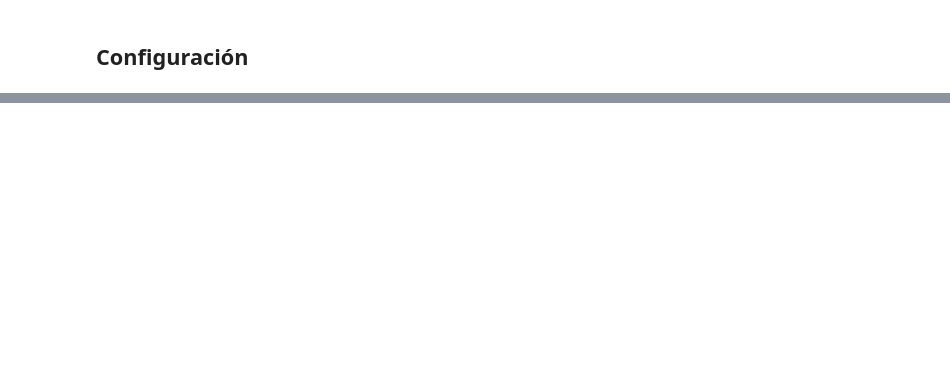
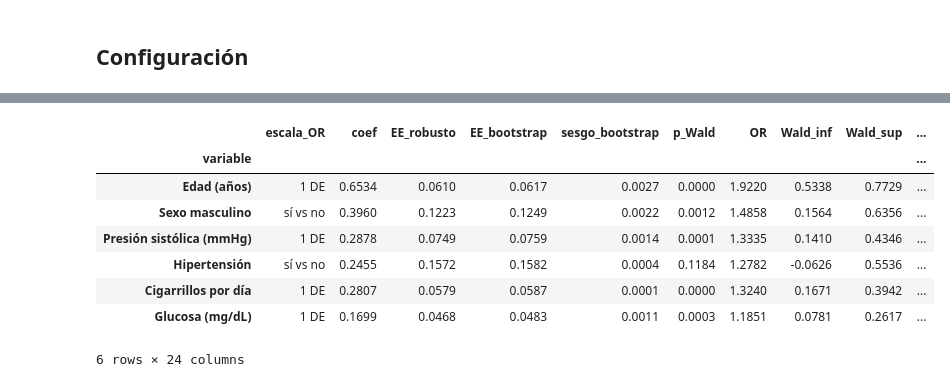
Before and after one commit to vbravo29/MCDI501-estadistica-computacional, a Jupyter notebook: S3/03_bootstrap.ipynb, the cells around one changed output, grey strips where cells are left out. Saved outputs shown, nothing was run; the diff lists cells and outputs as text; code cells hidden in the pictures; blank space fills up the shorter version.

```diff
--- a/S3/03_bootstrap.ipynb
+++ b/S3/03_bootstrap.ipynb
@@ -61,0 +183,43 @@ IC bootstrap es bastante más ancho.
+# %%
+signo = np.sign(modelo.params[VARIABLES])
+tabla = pd.DataFrame({
+    "coef": modelo.params[VARIABLES],
+    "EE_robusto": modelo.bse[VARIABLES],
+    "EE_bootstrap": coefs[VARIABLES].std(),
+    "sesgo_bootstrap": coefs[VARIABLES].mean() - modelo.params[VARIABLES],
+    "p_Wald": modelo.pvalues[VARIABLES],
+    "Wald_inf": wald.loc[VARIABLES, 0], "Wald_sup": wald.loc[VARIABLES, 1],
+    "perc_inf": ic_perc.loc[VARIABLES].iloc[:, 0], "perc_sup": ic_perc.loc[VARIABLES].iloc[:, 1],
+    "BCa_inf": ic_bca.loc[VARIABLES, 0], "BCa_sup": ic_bca.loc[VARIABLES, 1],
+})
+tabla.insert(5, "OR", np.exp(tabla["coef"]))
+for metodo in ["Wald", "perc", "BCa"]:
+    tabla[f"OR_{metodo}_inf"] = np.exp(tabla[f"{metodo}_inf"])
+    tabla[f"OR_{metodo}_sup"] = np.exp(tabla[f"{metodo}_sup"])
+tabla["%_signo_opuesto"] = [(np.sign(coefs[v]) != signo[v]).mean() * 100 for v in VARIABLES]
+tabla["razon_anchos"] = (tabla["perc_sup"] - tabla["perc_inf"]) / (tabla["Wald_sup"] - tabla["Wald_inf"])
+
+incluye_0 = lambda metodo: (tabla[f"{metodo}_inf"] < 0) & (tabla[f"{metodo}_sup"] > 0)
+criterios = pd.DataFrame({
+    "a": incluye_0("perc") | incluye_0("BCa"),
+    "b": tabla["%_signo_opuesto"] >= 2.5,
+    "c": ~tabla["razon_anchos"].between(0.8, 1.25),
+})
+tabla["discrepa_Wald_boot"] = incluye_0("Wald") != (incluye_0("perc") | incluye_0("BCa"))
+tabla["criterios"] = criterios.apply(lambda f: ", ".join(f.index[f]) or "ninguno", axis=1)
+tabla["clasificacion"] = np.where(~criterios.any(axis=1), "estable",
+                                  np.where(tabla["p_Wald"] >= ALPHA, "inestable (no significativo)", "inestable"))
+tabla.insert(0, "escala_OR", ["1 DE" if v in NUMERICAS else "sí vs no" for v in VARIABLES])
+tabla.index = [NOMBRES[v] for v in VARIABLES]
+tabla.index.name = "variable"
+guardar_tabla(tabla.round(4), "p3_estabilidad_bootstrap")
+# %% [output]
+|  | escala_OR | coef | EE_robusto | EE_bootstrap | sesgo_bootstrap | p_Wald | OR | Wald_inf | Wald_sup | ... |
+| variable |  |  |  |  |  |  |  |  |  | ... |
+| Edad (años) | 1 DE | 0.6534 | 0.0610 | 0.0617 | 0.0027 | 0.0000 | 1.9220 | 0.5338 | 0.7729 | ... |
+| Sexo masculino | sí vs no | 0.3960 | 0.1223 | 0.1249 | 0.0022 | 0.0012 | 1.4858 | 0.1564 | 0.6356 | ... |
+| Presión sistólica (mmHg) | 1 DE | 0.2878 | 0.0749 | 0.0759 | 0.0014 | 0.0001 | 1.3335 | 0.1410 | 0.4346 | ... |
+| Hipertensión | sí vs no | 0.2455 | 0.1572 | 0.1582 | 0.0004 | 0.1184 | 1.2782 | -0.0626 | 0.5536 | ... |
+| Cigarrillos por día | 1 DE | 0.2807 | 0.0579 | 0.0587 | 0.0001 | 0.0000 | 1.3240 | 0.1671 | 0.3942 | ... |
+| Glucosa (mg/dL) | 1 DE | 0.1699 | 0.0468 | 0.0483 | 0.0011 | 0.0003 | 1.1851 | 0.0781 | 0.2617 | ... |
+6 rows × 24 columns
```
Also changed, not shown: parts of 29 cells of this notebook, 11 other files.
